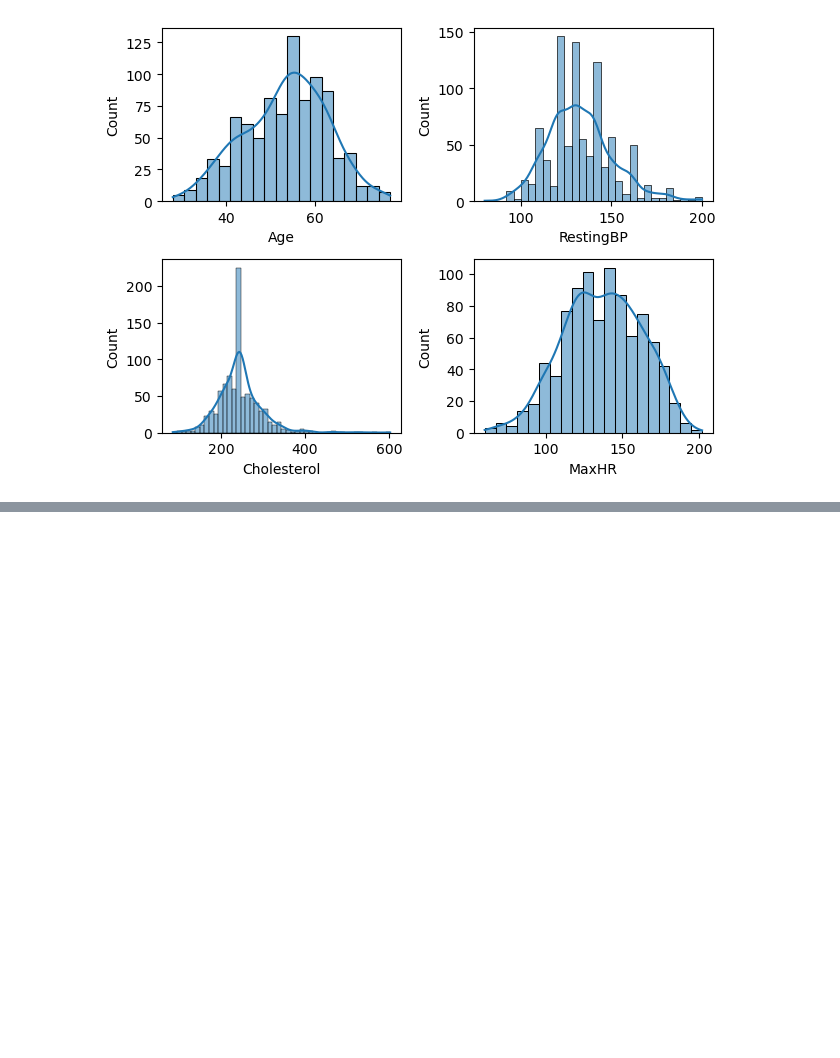
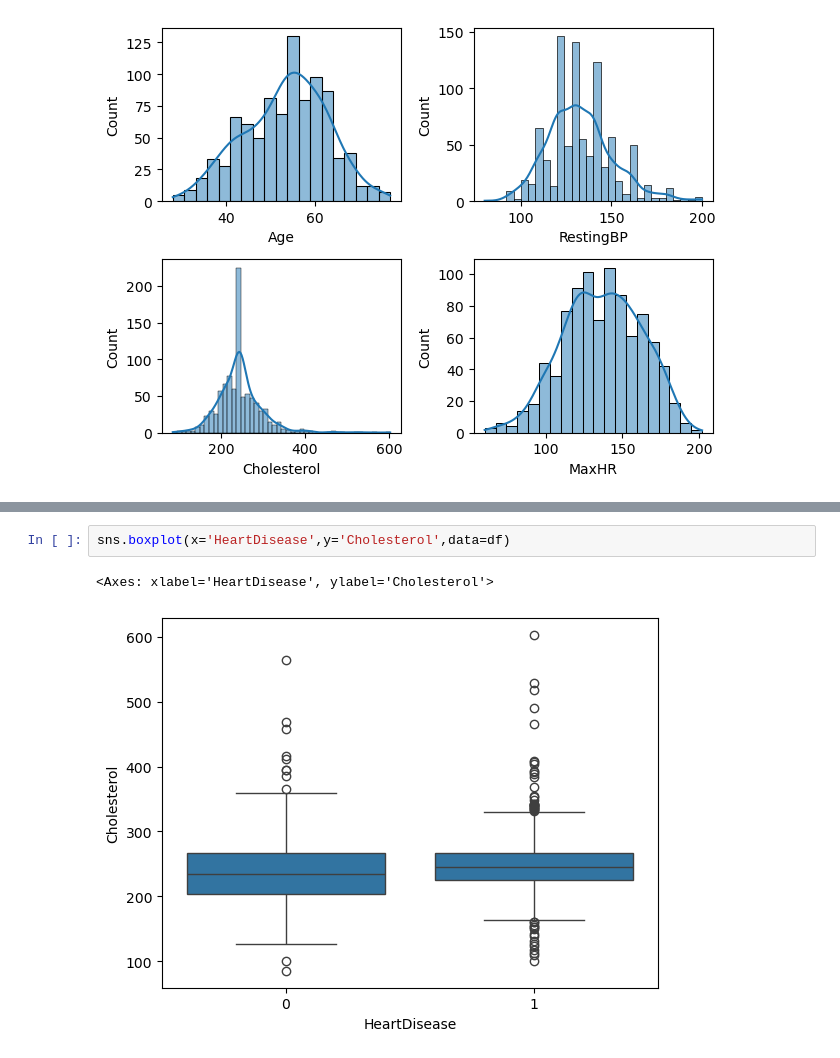
Before and after one commit to lkshaysharmma2005/Python-Libraries, a Jupyter notebook: Project-2/Project-2.ipynb, the cells around one changed output, grey strips where cells are left out. Drawn from its saved outputs; the diff is of its cells as text; blank space fills up the shorter version.

```diff
--- a/Project-2/Project-2.ipynb
+++ b/Project-2/Project-2.ipynb
@@ -176,0 +187,5 @@ plt.tight_layout()
+# %%
+sns.boxplot(x='HeartDisease',y='Cholesterol',data=df)
+# %% [output]
+<Axes: xlabel='HeartDisease', ylabel='Cholesterol'>
+[figure, added]
```
Also changed, not shown: parts of 3 cells of this notebook.
